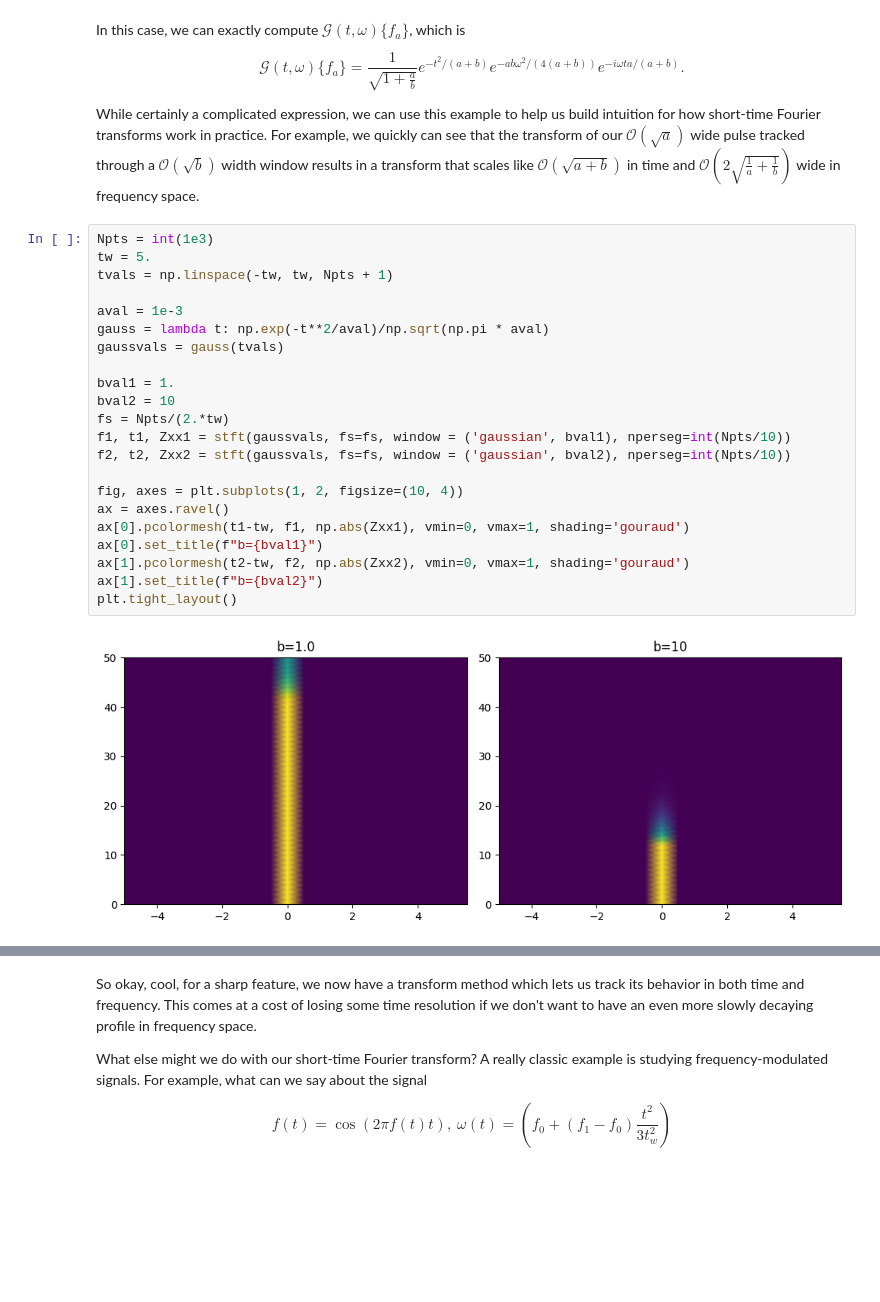
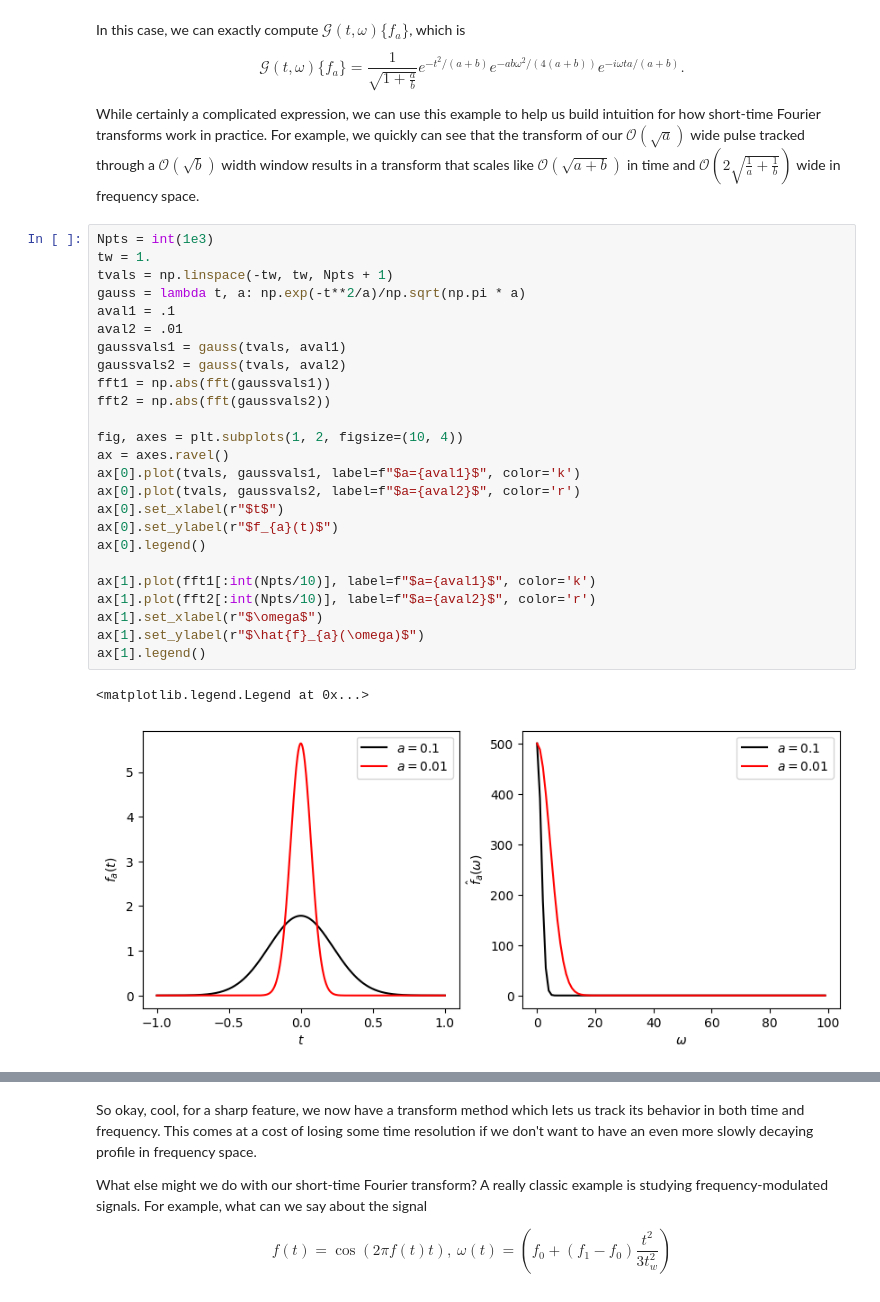
Before and after one commit to cwcurtis/MATH-596-Mathematical-Data-Science, a Jupyter notebook: Lecture_Notes/FFT_Wavelets_and_Signal_Processing_Notes.ipynb, the cells around one changed output, grey strips where cells are left out. Saved outputs shown, nothing was run; the diff lists cells and outputs as text; blank space fills up the shorter version.

```diff
--- a/Lecture_Notes/FFT_Wavelets_and_Signal_Processing_Notes.ipynb
+++ b/Lecture_Notes/FFT_Wavelets_and_Signal_Processing_Notes.ipynb
@@ -245,25 +245,29 @@ $$
 While certainly a complicated expression, we can use this example to help us build intuition for how short-time Fourier transforms work in practice.  For example, we quickly can see that the transform of our $\mathcal{O}(\sqrt{a})$ wide pulse tracked through a $\mathcal{O}(\sqrt{b})$ width window results in a transform that scales like $\mathcal{O}(\sqrt{a+b})$ in time and $\mathcal{O}(2\sqrt{\frac{1}{a}+\frac{1}{b}})$ wide in frequency space.
 # %%
 Npts = int(1e3)
-tw = 5.
+tw = 1.
 tvals = np.linspace(-tw, tw, Npts + 1)
-
-aval = 1e-3
-gauss = lambda t: np.exp(-t**2/aval)/np.sqrt(np.pi * aval)
-gaussvals = gauss(tvals)
-
-bval1 = 1.
-bval2 = 10
-fs = Npts/(2.*tw)
-f1, t1, Zxx1 = stft(gaussvals, fs=fs, window = ('gaussian', bval1), nperseg=int(Npts/10))
-f2, t2, Zxx2 = stft(gaussvals, fs=fs, window = ('gaussian', bval2), nperseg=int(Npts/10))
+gauss = lambda t, a: np.exp(-t**2/a)/np.sqrt(np.pi * a)
+aval1 = .1
+aval2 = .01
+gaussvals1 = gauss(tvals, aval1)
+gaussvals2 = gauss(tvals, aval2)
+fft1 = np.abs(fft(gaussvals1))
+fft2 = np.abs(fft(gaussvals2))
 
 fig, axes = plt.subplots(1, 2, figsize=(10, 4))
 ax = axes.ravel()
-ax[0].pcolormesh(t1-tw, f1, np.abs(Zxx1), vmin=0, vmax=1, shading='gouraud')
-ax[0].set_title(f"b={bval1}")
-ax[1].pcolormesh(t2-tw, f2, np.abs(Zxx2), vmin=0, vmax=1, shading='gouraud')
-ax[1].set_title(f"b={bval2}")
-plt.tight_layout()
+ax[0].plot(tvals, gaussvals1, label=f"$a={aval1}$", color='k')
+ax[0].plot(tvals, gaussvals2, label=f"$a={aval2}$", color='r')
+ax[0].set_xlabel(r"$t$")
+ax[0].set_ylabel(r"$f_{a}(t)$")
+ax[0].legend()
+
+ax[1].plot(fft1[:int(Npts/10)], label=f"$a={aval1}$", color='k')
+ax[1].plot(fft2[:int(Npts/10)], label=f"$a={aval2}$", color='r')
+ax[1].set_xlabel(r"$\omega$")
+ax[1].set_ylabel(r"$\hat{f}_{a}(\omega)$")
+ax[1].legend()
 # %% [output]
+<matplotlib.legend.Legend at 0x...>
-[figure, old version]
+[figure, new version]
```
Also changed, not shown: parts of 6 cells of this notebook.
